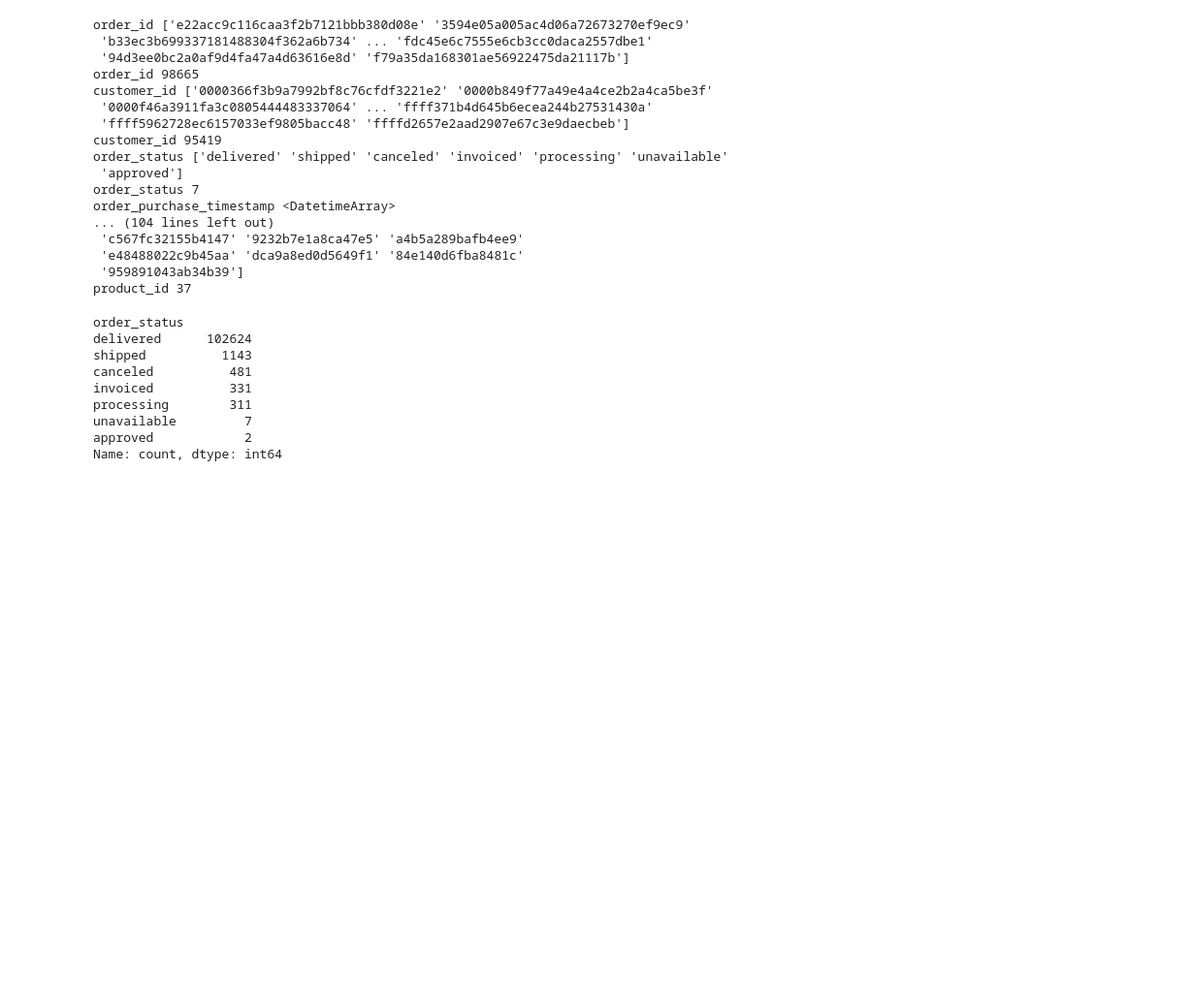
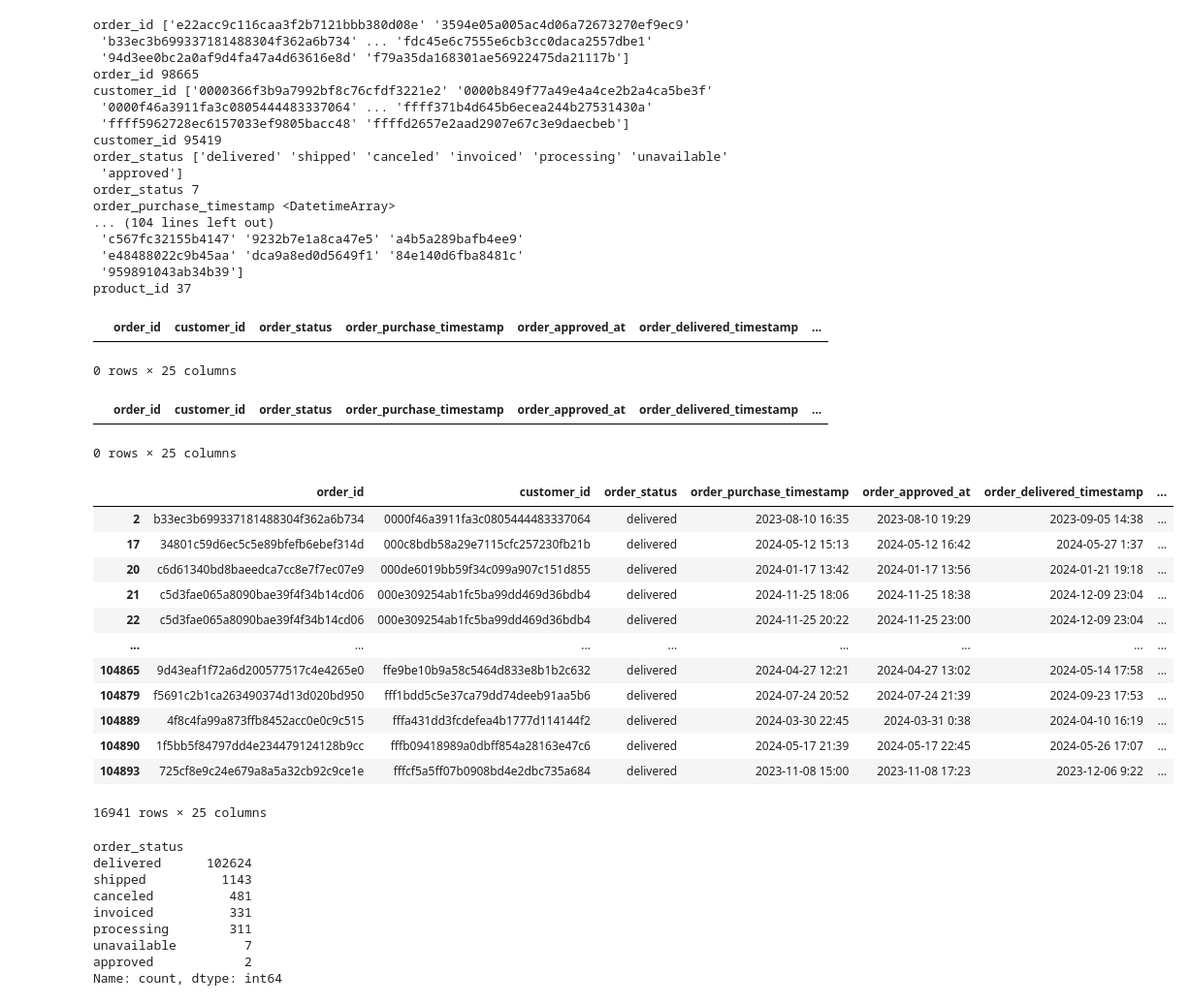
Before and after one commit to sasangkyoo/Marketing_proj, a Jupyter notebook: EDA_12_market.ipynb, the cells around one changed output. Shown at 97% size. Drawn from its saved outputs; the diff is of its cells as text; code cells hidden in the pictures; blank space fills up the shorter version.

```diff
--- a/EDA_12_market.ipynb
+++ b/EDA_12_market.ipynb
@@ -125,5 +132,50 @@ order_purchase_timestamp <DatetimeArray>
  'e48488022c9b45aa' 'dca9a8ed0d5649f1' '84e140d6fba8481c'
  '959891043ab34b39']
 product_id 37
+# %%
+#중복 확인
+marketing[marketing.duplicated(keep=False)]
+# %% [output]
+|  | order_id | customer_id | order_status | order_purchase_timestamp | order_approved_at | order_delivered_timestamp | ... |
+0 rows × 25 columns
+# %%
+# 고객 정보 불일치 확인
+# 비교할 컬럼 목록
+cols_to_check = ['age', 'gender', 'country', 'marketing_info_agree', 'agegroup']
+
+# customer_id 기준으로 그룹핑했을 때, 해당 컬럼들이 여러 값이 있는 경우 필터링
+inconsistent_customers = marketing.groupby('customer_id')[cols_to_check] \
+    .nunique() \
+    .reset_index()
+
+# 하나라도 값이 2개 이상인 경우만 필터링
+inconsistent_customers = inconsistent_customers[
+    (inconsistent_customers[cols_to_check] > 1).any(axis=1)
+]
+
+# 이 customer_id들의 원래 데이터 보기
+inconsistent_detail = marketing[marketing['customer_id'].isin(inconsistent_customers['customer_id'])]
+
+# 결과 확인
+inconsistent_detail.sort_values('customer_id').head()
+# %% [output]
+|  | order_id | customer_id | order_status | order_purchase_timestamp | order_approved_at | order_delivered_timestamp | ... |
+0 rows × 25 columns
+# %%
+marketing[marketing['weight_kg'] == 0]
+# %% [output]
+|  | order_id | customer_id | order_status | order_purchase_timestamp | order_approved_at | order_delivered_timestamp | ... |
+| 2 | b33ec3b699337181488304f362a6b734 | 0000f46a3911fa3c0805444483337064 | delivered | 2023-08-10 16:35 | 2023-08-10 19:29 | 2023-09-05 14:38 | ... |
+| 17 | 34801c59d6ec5c5e89bfefb6ebef314d | 000c8bdb58a29e7115cfc257230fb21b | delivered | 2024-05-12 15:13 | 2024-05-12 16:42 | 2024-05-27 1:37 | ... |
+| 20 | c6d61340bd8baeedca7cc8e7f7ec07e9 | 000de6019bb59f34c099a907c151d855 | delivered | 2024-01-17 13:42 | 2024-01-17 13:56 | 2024-01-21 19:18 | ... |
+| 21 | c5d3fae065a8090bae39f4f34b14cd06 | 000e309254ab1fc5ba99dd469d36bdb4 | delivered | 2024-11-25 18:06 | 2024-11-25 18:38 | 2024-12-09 23:04 | ... |
+| 22 | c5d3fae065a8090bae39f4f34b14cd06 | 000e309254ab1fc5ba99dd469d36bdb4 | delivered | 2024-11-25 20:22 | 2024-11-25 23:00 | 2024-12-09 23:04 | ... |
+| ... | ... | ... | ... | ... | ... | ... | ... |
+| 104865 | 9d43eaf1f72a6d200577517c4e4265e0 | ffe9be10b9a58c5464d833e8b1b2c632 | delivered | 2024-04-27 12:21 | 2024-04-27 13:02 | 2024-05-14 17:58 | ... |
+| 104879 | f5691c2b1ca263490374d13d020bd950 | fff1bdd5c5e37ca79dd74deeb91aa5b6 | delivered | 2024-07-24 20:52 | 2024-07-24 21:39 | 2024-09-23 17:53 | ... |
+| 104889 | 4f8c4fa99a873ffb8452acc0e0c9c515 | fffa431dd3fcdefea4b1777d114144f2 | delivered | 2024-03-30 22:45 | 2024-03-31 0:38 | 2024-04-10 16:19 | ... |
+| 104890 | 1f5bb5f84797dd4e234479124128b9cc | fffb09418989a0dbff854a28163e47c6 | delivered | 2024-05-17 21:39 | 2024-05-17 22:45 | 2024-05-26 17:07 | ... |
+| 104893 | 725cf8e9c24e679a8a5a32cb92c9ce1e | fffcf5a5ff07b0908bd4e2dbc735a684 | delivered | 2023-11-08 15:00 | 2023-11-08 17:23 | 2023-12-06 9:22 | ... |
+16941 rows × 25 columns
 # %%
 # order_status별 결측치 확인
```
Also changed, not shown: parts of 4 cells of this notebook.
